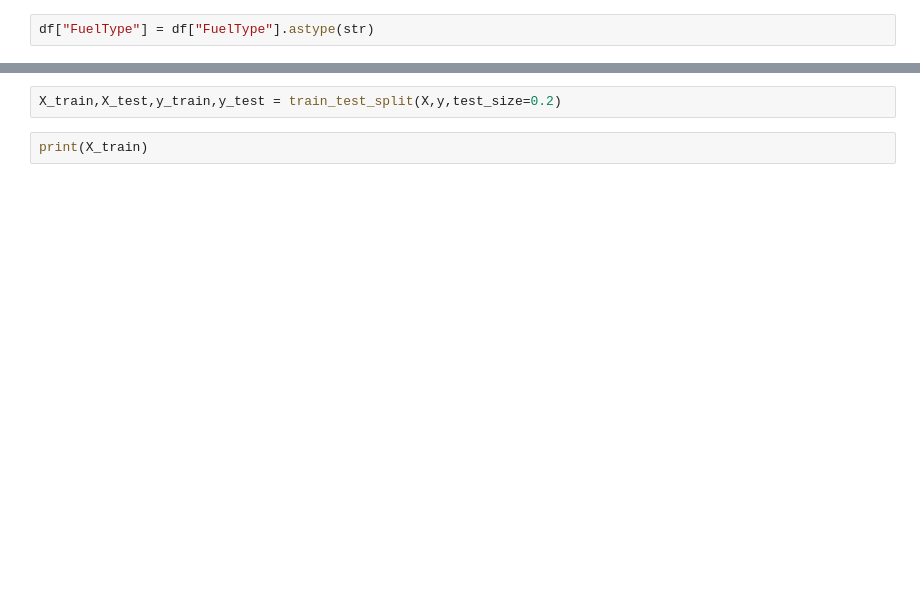
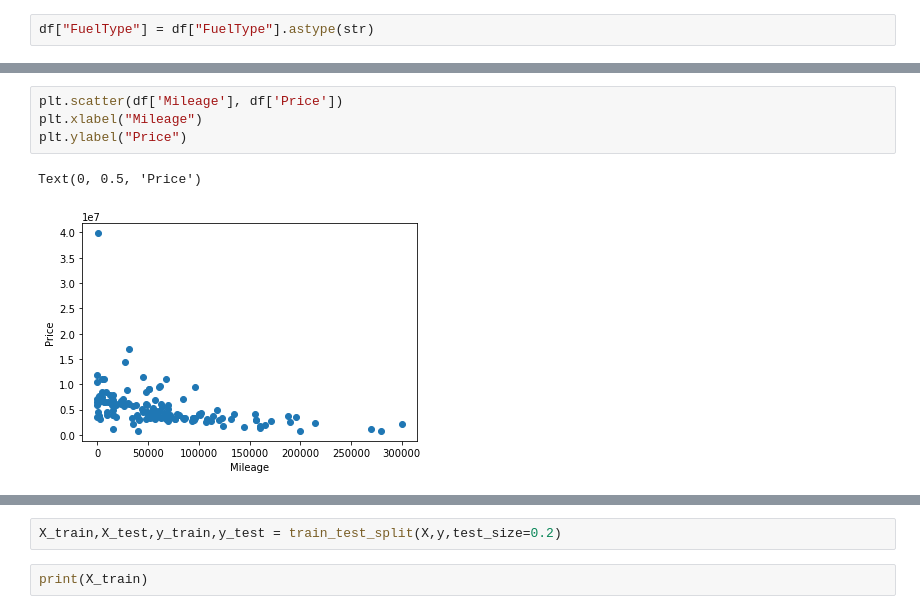
Before and after one commit to Toran98/Team-HyperNova-SDGP, a Jupyter notebook: CarPricePrediction.ipynb, the cells around one changed output, grey strips where cells are left out. Cells and saved outputs as stored; diff of their text form; blank space fills up the shorter version.

```diff
--- a/CarPricePrediction.ipynb
+++ b/CarPricePrediction.ipynb
@@ -128,3 +123,10 @@ Text(0, 0.5, 'Price')
+# %%
+plt.scatter(df['Mileage'], df['Price'])
+plt.xlabel("Mileage")
+plt.ylabel("Price")
+# %% [output]
+Text(0, 0.5, 'Price')
+[figure, added]
 # %%
 transmission_types = [x for x in df['Transmission'].unique().tolist()]
 print(transmission_types)
```
Also changed, not shown: parts of 17 cells of this notebook.
